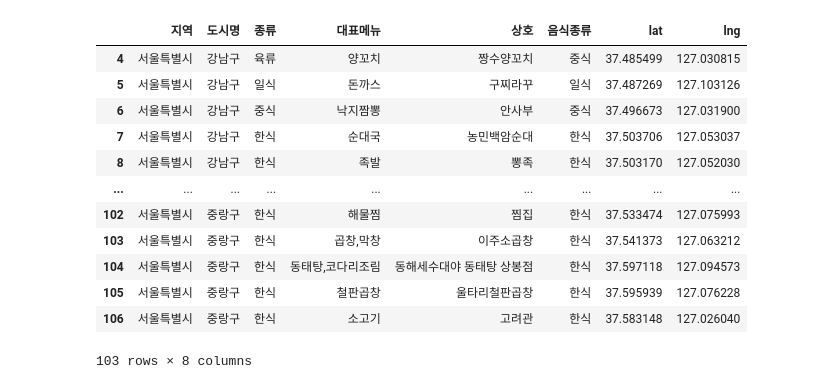
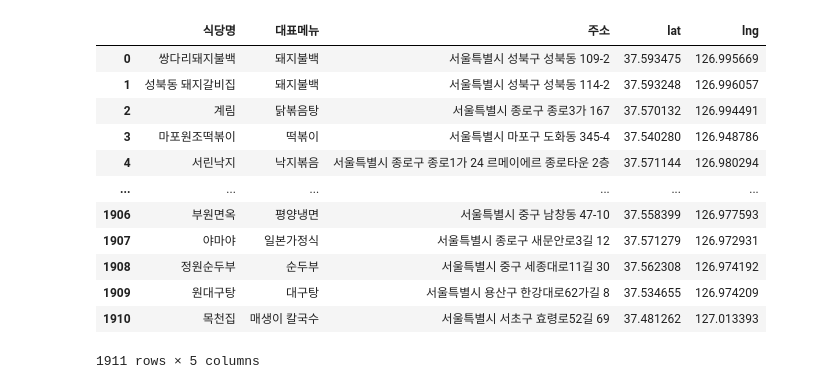
Before and after one commit to dwookangaroo/bigdata-final, a Jupyter notebook: matzip.ipynb, the cells around one changed output. Cells and saved outputs as stored; diff of their text form; code cells hidden in the pictures.

```diff
--- a/matzip.ipynb
+++ b/matzip.ipynb
@@ -173,0 +1379,3 @@ for name in seoul_raw['상호']:
+# %%
+result15 = pd.concat([result14, central_seoul], ignore_index=True)
+result15.tail()
@@ -173,0 +1389,3 @@ for name in seoul_raw['상호']:
+# %%
+result16 = pd.concat([result15, chosun_seoul], ignore_index=True)
+result16.tail()
@@ -173,0 +1401,6 @@ for name in seoul_raw['상호']:
+# %%
+# 주소, 위도, 경도 정보 얻기
+tasty_name = []
+
+for name in result16['주소']:
+    tasty_name.append(str(name))
@@ -227,22 +1480,22 @@ tasty_lng
 # %%
-seoul_raw['lat'] = tasty_lat
-seoul_raw['lng'] = tasty_lng
+result16['lat'] = tasty_lat
+result16['lng'] = tasty_lng
-# %%
-seoul_raw
-# %% [output]
-|  | 지역 | 도시명 | 종류 | 대표메뉴 | 상호 | 음식종류 | lat | lng |
-| 4 | 서울특별시 | 강남구 | 육류 | 양꼬치 | 짱수양꼬치 | 중식 | 37.485499 | 127.030815 |
-| 5 | 서울특별시 | 강남구 | 일식 | 돈까스 | 구찌라꾸 | 일식 | 37.487269 | 127.103126 |
-| 6 | 서울특별시 | 강남구 | 중식 | 낙지짬뽕 | 안사부 | 중식 | 37.496673 | 127.031900 |
-| 7 | 서울특별시 | 강남구 | 한식 | 순대국 | 농민백암순대 | 한식 | 37.503706 | 127.053037 |
-| 8 | 서울특별시 | 강남구 | 한식 | 족발 | 뽕족 | 한식 | 37.503170 | 127.052030 |
-| ... | ... | ... | ... | ... | ... | ... | ... | ... |
-| 102 | 서울특별시 | 중랑구 | 한식 | 해물찜 | 찜집 | 한식 | 37.533474 | 127.075993 |
-| 103 | 서울특별시 | 중랑구 | 한식 | 곱창,막창 | 이주소곱창 | 한식 | 37.541373 | 127.063212 |
-| 104 | 서울특별시 | 중랑구 | 한식 | 동태탕,코다리조림 | 동해세수대야 동태탕 상봉점 | 한식 | 37.597118 | 127.094573 |
-| 105 | 서울특별시 | 중랑구 | 한식 | 철판곱창 | 울타리철판곱창 | 한식 | 37.595939 | 127.076228 |
-| 106 | 서울특별시 | 중랑구 | 한식 | 소고기 | 고려관 | 한식 | 37.583148 | 127.026040 |
-103 rows × 8 columns
+# %%
+result16
+# %% [output]
+|  | 식당명 | 대표메뉴 | 주소 | lat | lng |
+| 0 | 쌍다리돼지불백 | 돼지불백 | 서울특별시 성북구 성북동 109-2 | 37.593475 | 126.995669 |
+| 1 | 성북동 돼지갈비집 | 돼지불백 | 서울특별시 성북구 성북동 114-2 | 37.593248 | 126.996057 |
+| 2 | 계림 | 닭볶음탕 | 서울특별시 종로구 종로3가 167 | 37.570132 | 126.994491 |
+| 3 | 마포원조떡볶이 | 떡볶이 | 서울특별시 마포구 도화동 345-4 | 37.540280 | 126.948786 |
+| 4 | 서린낙지 | 낙지볶음 | 서울특별시 종로구 종로1가 24 르메이에르 종로타운 2층 | 37.571144 | 126.980294 |
+| ... | ... | ... | ... | ... | ... |
+| 1906 | 부원면옥 | 평양냉면 | 서울특별시 중구 남창동 47-10 | 37.558399 | 126.977593 |
+| 1907 | 야마야 | 일본가정식 | 서울특별시 종로구 새문안로3길 12 | 37.571279 | 126.972931 |
+| 1908 | 정원순두부 | 순두부 | 서울특별시 중구 세종대로11길 30 | 37.562308 | 126.974192 |
+| 1909 | 원대구탕 | 대구탕 | 서울특별시 용산구 한강대로62가길 8 | 37.534655 | 126.974209 |
+| 1910 | 목천집 | 매생이 칼국수 | 서울특별시 서초구 효령로52길 69 | 37.481262 | 127.013393 |
+1911 rows × 5 columns
 # %%
 seoul = folium.Map(location=[37.5665, 126.9780], zoom_start=13)
 seoul
```
Also changed, not shown: parts of 147 cells of this notebook, 1 other file.
